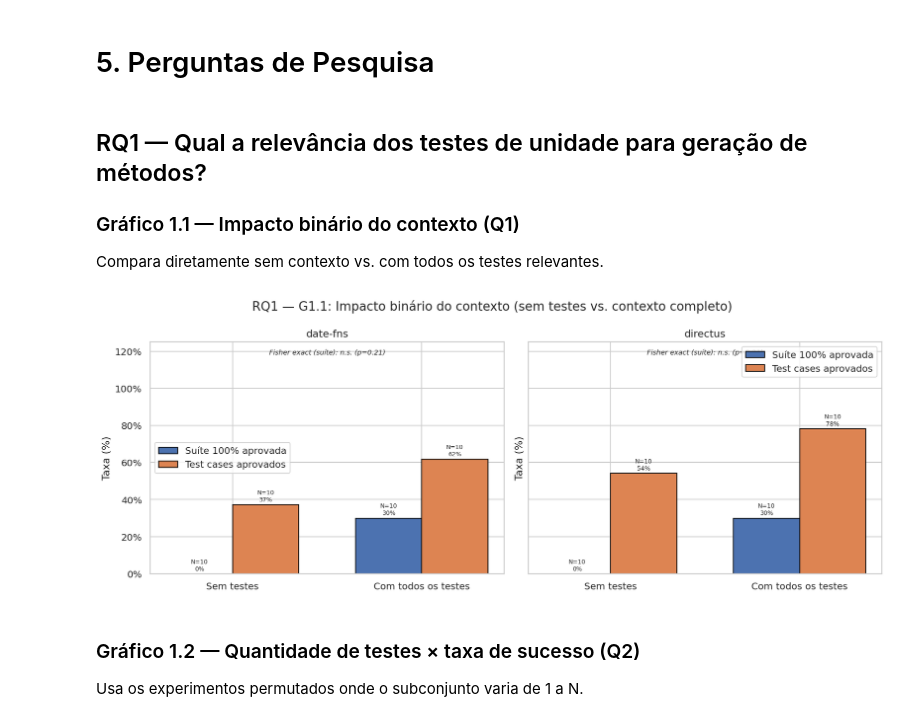
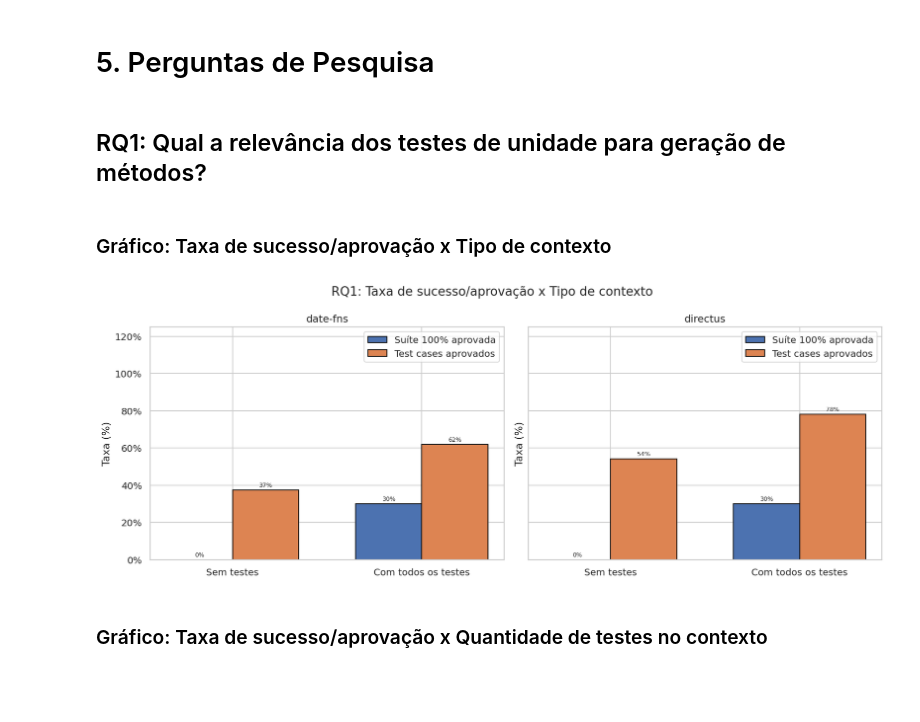
Before and after one commit to guilhermebkel/vem2026-test-driven-prompting, a Jupyter notebook: research/analysis.ipynb, the cells around one changed output. Saved outputs shown, nothing was run; the diff lists cells and outputs as text; code cells hidden in the pictures; blank space fills up the shorter version.

```diff
--- a/research/analysis.ipynb
+++ b/research/analysis.ipynb
@@ -295,11 +295,9 @@ Passing `palette` without assigning `hue` is deprecated and will be removed in v
 # %% [markdown]
 # 5. Perguntas de Pesquisa
 # %% [markdown]
-## RQ1 — Qual a relevância dos testes de unidade para geração de métodos?
-
-### Gráfico 1.1 — Impacto binário do contexto (Q1)
-
-Compara diretamente sem contexto vs. com todos os testes relevantes.
+## RQ1: Qual a relevância dos testes de unidade para geração de métodos?
+# %% [markdown]
+### Gráfico: Taxa de sucesso/aprovação x Tipo de contexto
 # %%
 from scipy.stats import fisher_exact
 
@@ -311,49 +309,38 @@ subset["contextLabel"] = subset["contextType"].map(rq1_labels)
 
 metrics = [("isTestSuiteSuccessful", "Suíte 100% aprovada"), ("testCasePassRate", "Test cases aprovados")]
 
 fig, axes = plt.subplots(1, 2, figsize=(13, 5), sharey=True)
 for ax, repo in zip(axes, df["repositoryName"].unique()):
     d = subset[subset["repositoryName"] == repo]
     labels = list(rq1_labels.values())
     x = np.arange(len(labels))
     width = 0.35
 
     for i, (col, name) in enumerate(metrics):
         means = [d[d["contextLabel"] == l][col].mean() * 100 for l in labels]
         ns    = [len(d[d["contextLabel"] == l]) for l in labels]
         bars  = ax.bar(x + i * width, means, width, label=name, edgecolor="black")
         for bar, n, val in zip(bars, ns, means):
-            ax.annotate(f"N={n}\n{val:.0f}%",
+            ax.annotate(f"{val:.0f}%",
                         xy=(bar.get_x() + bar.get_width() / 2, bar.get_height() + 1),
                         ha="center", va="bottom", fontsize=7)
-
-    # Fisher's exact test (isTestSuiteSuccessful)
-    no_s  = d[d["contextType"] == "no-relevant-test-case"]["isTestSuiteSuccessful"].astype(int)
-    all_s = d[d["contextType"] == "all-relevant-test-case"]["isTestSuiteSuccessful"].astype(int)
-    table = [[no_s.sum(), len(no_s) - no_s.sum()], [all_s.sum(), len(all_s) - all_s.sum()]]
-    _, p  = fisher_exact(table)
-    sig   = f"* p={p:.3f}" if p < 0.05 else f"n.s. (p={p:.2f})"
-    ax.text(0.5, 0.97, f"Fisher exact (suíte): {sig}", ha="center", va="top",
-            transform=ax.transAxes, fontsize=8, style="italic")
 
     ax.set_xticks(x + width / 2)
     ax.set_xticklabels(labels)
     ax.set_title(f"{repo}")
     ax.set_ylabel("Taxa (%)")
     ax.set_ylim(0, 125)
     ax.yaxis.set_major_formatter(mtick.PercentFormatter())
     ax.legend()
 
-plt.suptitle("RQ1 — G1.1: Impacto binário do contexto (sem testes vs. contexto completo)")
+plt.suptitle("RQ1: Taxa de sucesso/aprovação x Tipo de contexto")
 plt.tight_layout()
 plt.savefig("figures/rq1_context_vs_no_context.png", bbox_inches="tight")
 plt.show()
 # %% [output]
-[figure, old version]
+[figure, new version]
 # %% [markdown]
-### Gráfico 1.2 — Quantidade de testes × taxa de sucesso (Q2)
-
-Usa os experimentos permutados onde o subconjunto varia de 1 a N.
+### Gráfico: Taxa de sucesso/aprovação x Quantidade de testes no contexto
 # %%
 permuted = df[df["contextType"] == "permuted-relevant-test-case"].copy()
 
```
Also changed, not shown: parts of 23 cells of this notebook, 13 other files.
